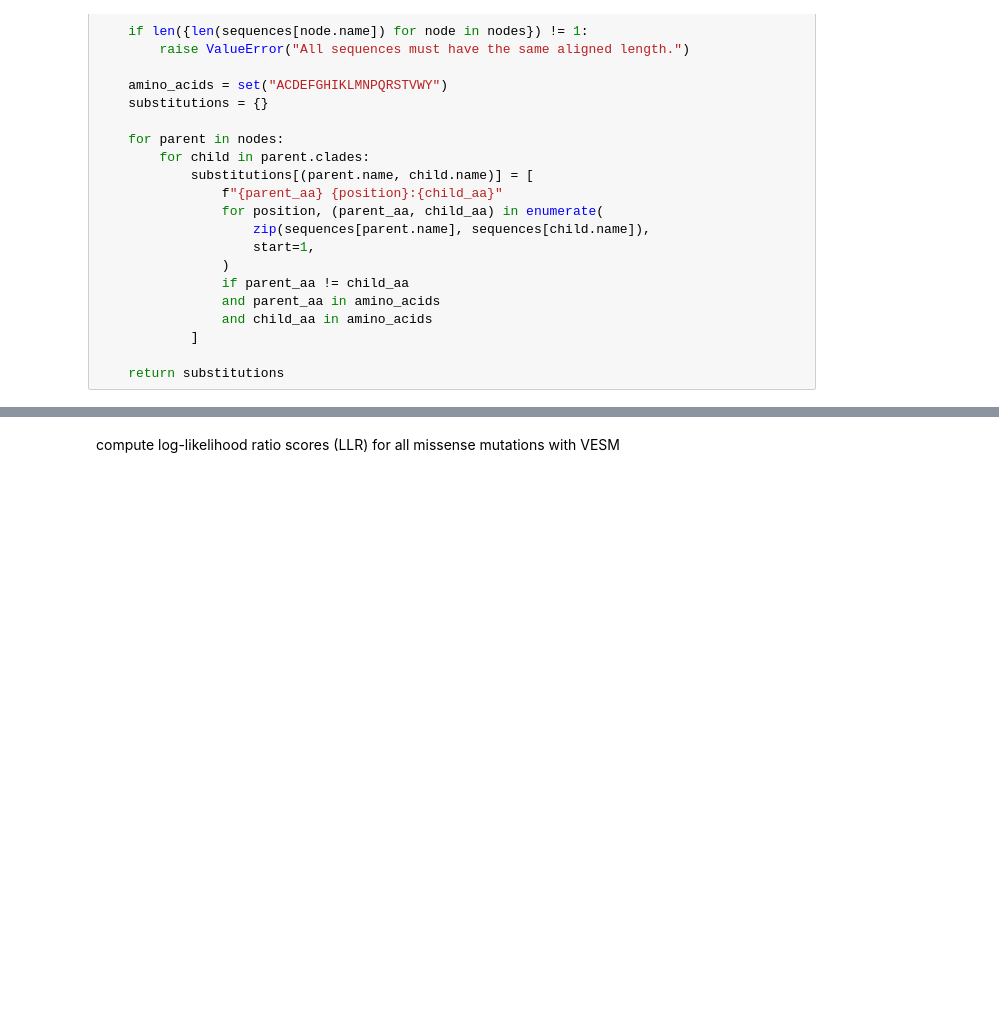
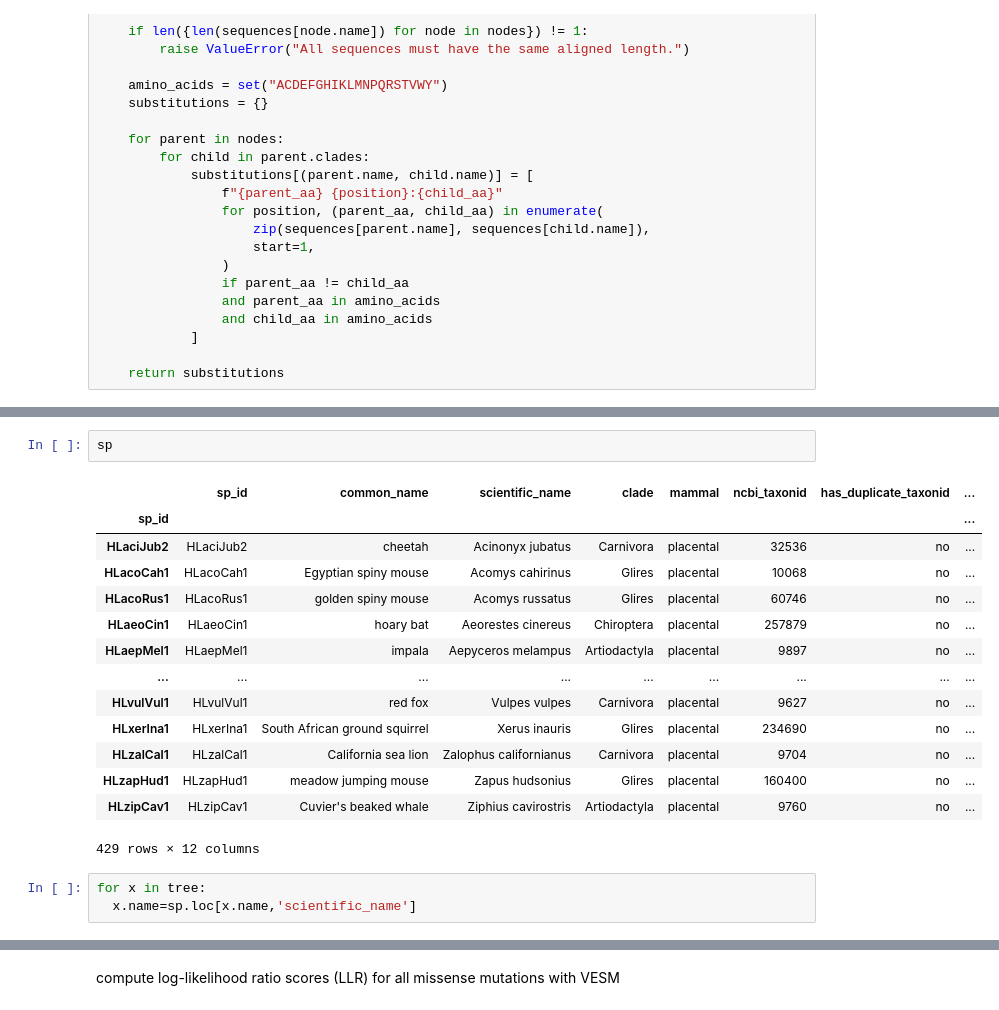
Before and after one commit to rishabhrajkapoor/bcopro_work, a Jupyter notebook: notebooks/VESM_Getting_Started.ipynb, the cells around one changed output, grey strips where cells are left out. Cells and saved outputs as stored; diff of their text form; blank space fills up the shorter version.

```diff
--- a/notebooks/VESM_Getting_Started.ipynb
+++ b/notebooks/VESM_Getting_Started.ipynb
@@ -506,0 +648,20 @@ N466 -> HLgraAgi1:
+# %%
+sp
+# %% [output]
+|  | sp_id | common_name | scientific_name | clade | mammal | ncbi_taxonid | has_duplicate_taxonid | ... |
+| sp_id |  |  |  |  |  |  |  | ... |
+| HLaciJub2 | HLaciJub2 | cheetah | Acinonyx jubatus | Carnivora | placental | 32536 | no | ... |
+| HLacoCah1 | HLacoCah1 | Egyptian spiny mouse | Acomys cahirinus | Glires | placental | 10068 | no | ... |
+| HLacoRus1 | HLacoRus1 | golden spiny mouse | Acomys russatus | Glires | placental | 60746 | no | ... |
+| HLaeoCin1 | HLaeoCin1 | hoary bat | Aeorestes cinereus | Chiroptera | placental | 257879 | no | ... |
+| HLaepMel1 | HLaepMel1 | impala | Aepyceros melampus | Artiodactyla | placental | 9897 | no | ... |
+| ... | ... | ... | ... | ... | ... | ... | ... | ... |
+| HLvulVul1 | HLvulVul1 | red fox | Vulpes vulpes | Carnivora | placental | 9627 | no | ... |
+| HLxerIna1 | HLxerIna1 | South African ground squirrel | Xerus inauris | Glires | placental | 234690 | no | ... |
+| HLzalCal1 | HLzalCal1 | California sea lion | Zalophus californianus | Carnivora | placental | 9704 | no | ... |
+| HLzapHud1 | HLzapHud1 | meadow jumping mouse | Zapus hudsonius | Glires | placental | 160400 | no | ... |
+| HLzipCav1 | HLzipCav1 | Cuvier's beaked whale | Ziphius cavirostris | Artiodactyla | placental | 9760 | no | ... |
+429 rows × 12 columns
+# %%
+for x in tree:
+  x.name=sp.loc[x.name,'scientific_name']
```
Also changed, not shown: parts of 26 cells of this notebook.
